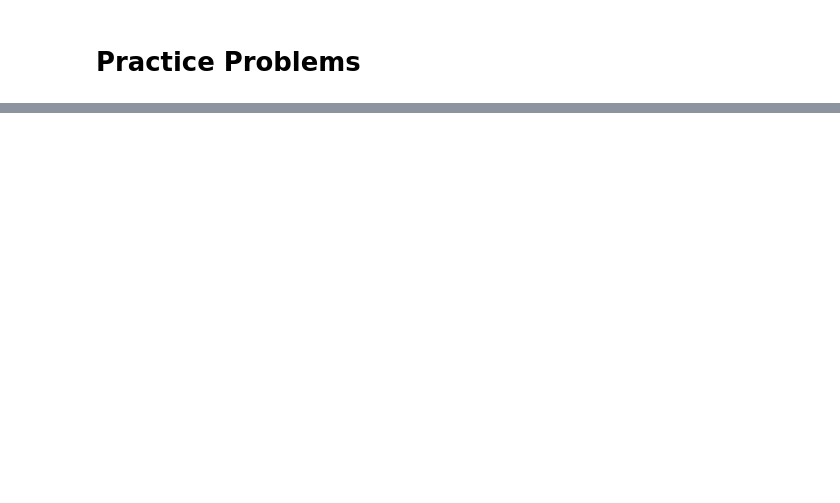
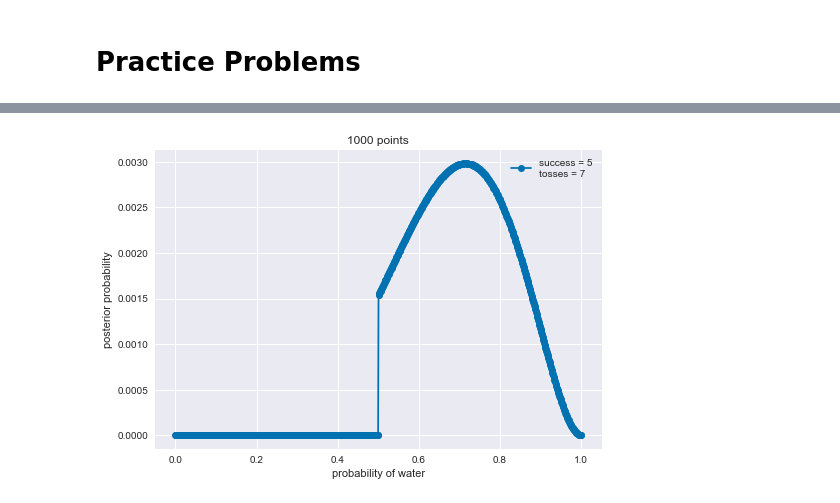
Before and after one commit to aloctavodia/Statistical-Rethinking-with-Python-and-PyMC3, a Jupyter notebook: Chp_02.ipynb, the cells around one changed output, grey strips where cells are left out. Drawn from its saved outputs; the diff is of its cells as text; code cells hidden in the pictures; blank space fills up the shorter version.

```diff
--- a/Chp_02.ipynb
+++ b/Chp_02.ipynb
@@ -182,0 +223,8 @@ Seaborn 0.7.1
+# %%
+grid_approx_plot(
+    n=7,
+    w=5,
+    points=int(1e3),
+    prior=( np.linspace(0, 1, int(1e3)) >= 0.5).astype(int))
+# %% [output]
+[figure, added]
```
Also changed, not shown: parts of 36 cells of this notebook.
